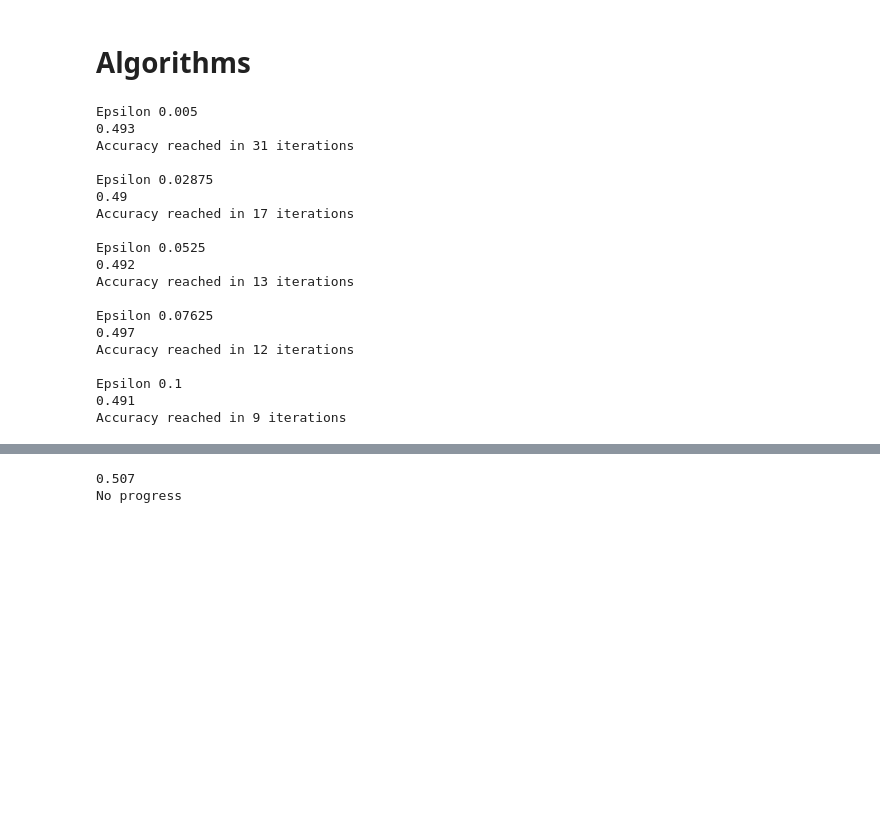
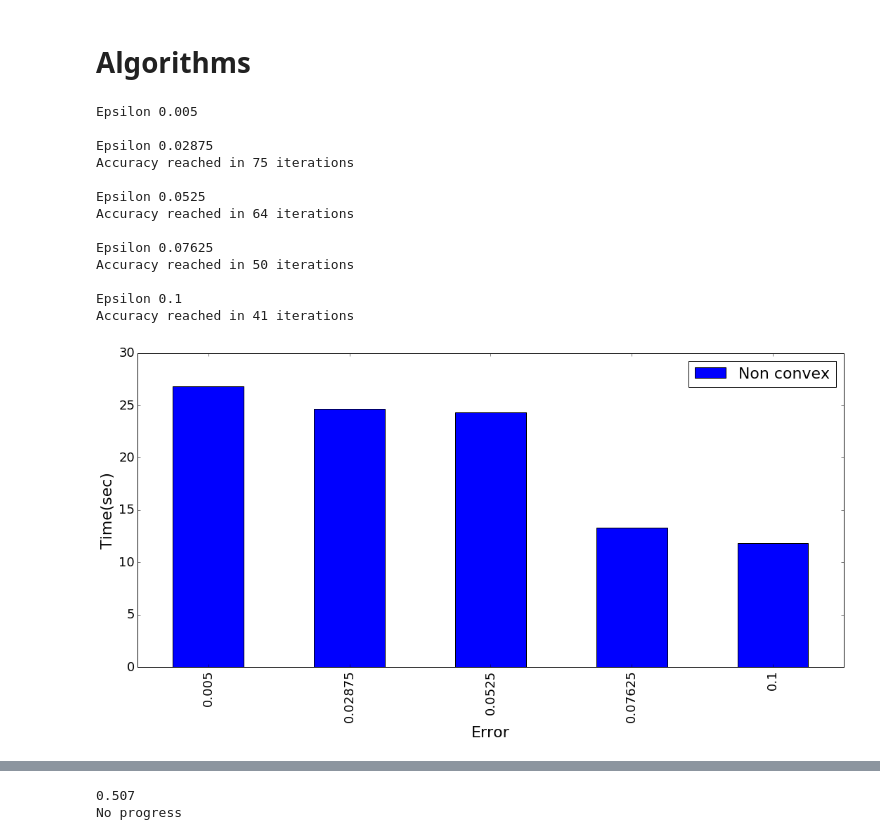
Before and after one commit to GeoCV/Triplets, a Jupyter notebook: mypackage/Metric Learning framework.ipynb, the cells around one changed output, grey strips where cells are left out. Saved outputs shown, nothing was run; the diff lists cells and outputs as text; code cells hidden in the pictures; blank space fills up the shorter version.

```diff
--- a/mypackage/Metric Learning framework.ipynb
+++ b/mypackage/Metric Learning framework.ipynb
@@ -52,39 +53,34 @@ triplets, error = getTriplets(X, pulls)
 # %%
 stats_non_convex = []
 
-for epsilon in np.linspace(0.005, 0.1,5):
+for epsilon in epsilons:
     print('Epsilon', epsilon)
     X0 = np.random.random((n,d))
     stats1= triplet_algorithms(ste_loss,
                        triplets,
                        X0,
                        d,
                        'full_grad',
                        10,
                        iters=100,
                        epsilon = epsilon,
                        proj=None,
                        debug=False)
 
     stats_non_convex.append(stats1)
     print()
 # %% [output]
 Epsilon 0.005
-0.493
-Accuracy reached in 31 iterations
 
 Epsilon 0.02875
-0.49
-Accuracy reached in 17 iterations
+Accuracy reached in 75 iterations
 
 Epsilon 0.0525
-0.492
-Accuracy reached in 13 iterations
+Accuracy reached in 64 iterations
 
 Epsilon 0.07625
-0.497
-Accuracy reached in 12 iterations
+Accuracy reached in 50 iterations
 
 Epsilon 0.1
-0.491
-Accuracy reached in 9 iterations
+Accuracy reached in 41 iterations
+[figure, added]
```
Also changed, not shown: parts of 14 cells of this notebook, 1 other file.
